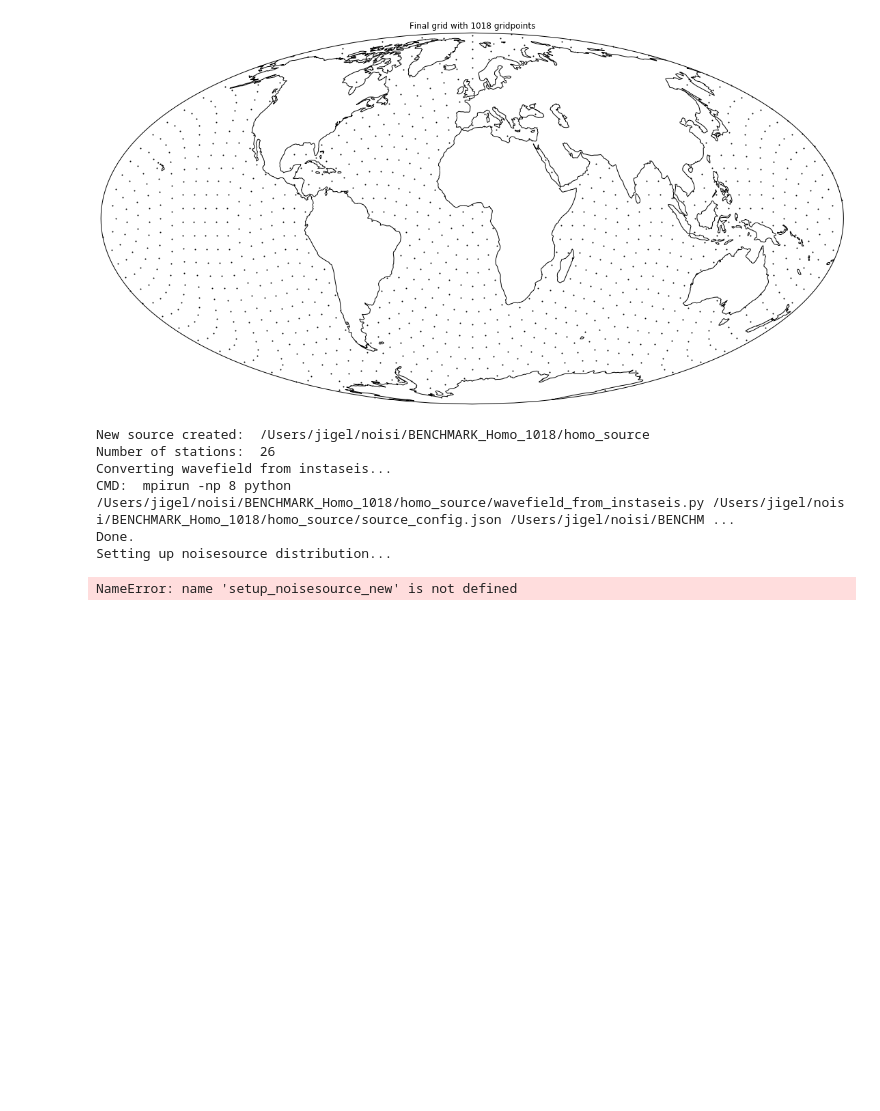
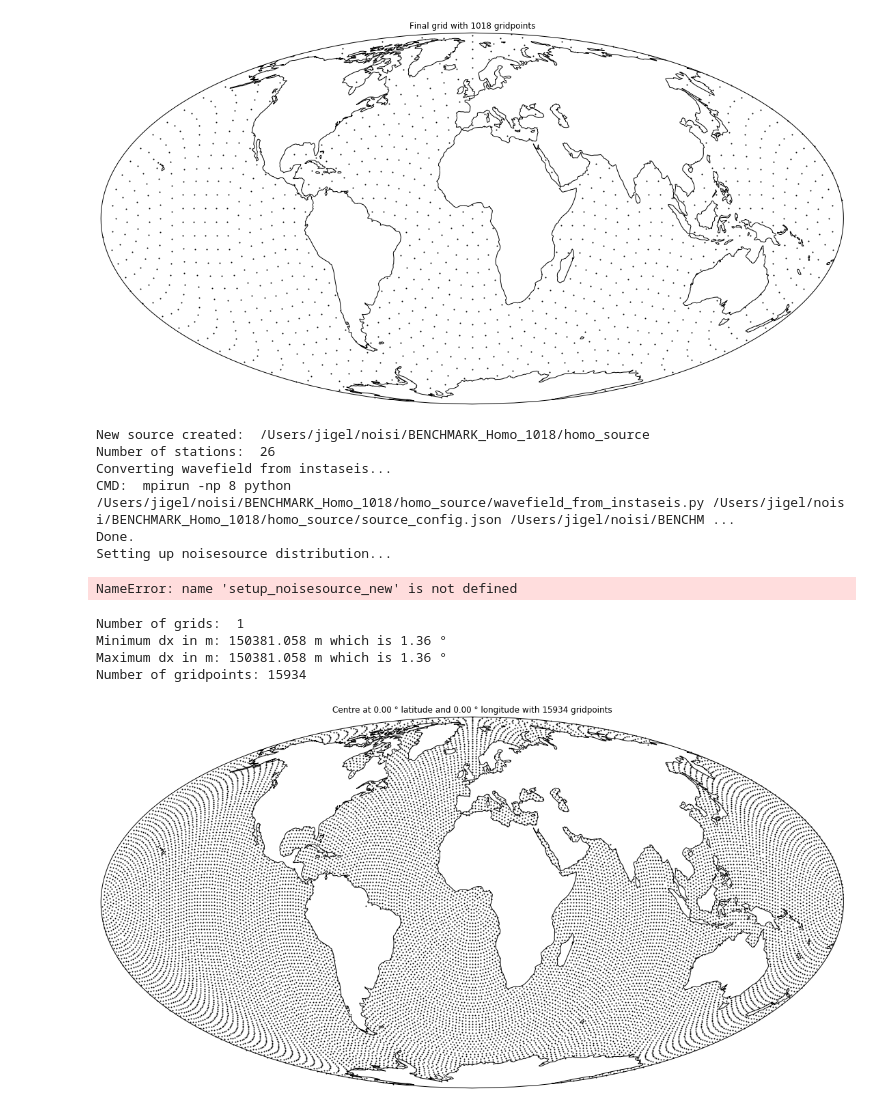
Before and after one commit to jigel/noisi, a Jupyter notebook: BENCHMARK.ipynb, the cells around one changed output. Drawn from its saved outputs; the diff is of its cells as text; code cells hidden in the pictures; blank space fills up the shorter version.

```diff
--- a/BENCHMARK.ipynb
+++ b/BENCHMARK.ipynb
@@ -417,3 +466,38 @@ print('=======================================')
 
 
 print('======== BENCHMARK DONE =========')
+# %%
+from noisi.scripts.source_grid_gauss import gauss_grid
+
+#gridpoints_homo = [1018,2543,5092,7499,10071,20125,30048,40748,50993,60079,70771,81857,101004]
+gridpoints_homo = [15000,25000]
+phi_ini_gauss = [1.1,1.0]
+#phi_ini_homo = [5.4,3.4,2.4,1.98,1.71,1.21,0.99,0.85,0.76,0.7,0.645,0.6,0.54]
+
+sigma_gauss = [10]*2
+beta_gauss = [5]*2
+phi_max_gauss = phi_ini_gauss
+lat_0_gauss = [0]*2
+lon_0_gauss = [0]*2
+n_gauss = [1000]*2
+gamma_gauss = [0]*2
+
+gridpoints_homo = [101004]
+
+phi_ini_homo = [1.36]
+
+sigma_homo = [10]
+beta_homo = [5]
+phi_max_homo = phi_ini_homo
+lat_0_homo = [0]
+lon_0_homo = [0]
+n_homo = [1000]
+gamma_homo = [0]
+
+grid_homo = gauss_grid(sigma_homo,beta_homo,phi_ini_homo,phi_max_homo,lat_0_homo,lon_0_homo,n_homo,gamma_homo,plot=True,dense_antipole=False,only_ocean=True)
+# %% [output]
+Number of grids:  1
+Minimum dx in m: 150381.058 m which is 1.36 °
+Maximum dx in m: 150381.058 m which is 1.36 °
+Number of gridpoints: 15934
+[figure, added]
```
Also changed, not shown: parts of 4 cells of this notebook, 8 other files.
